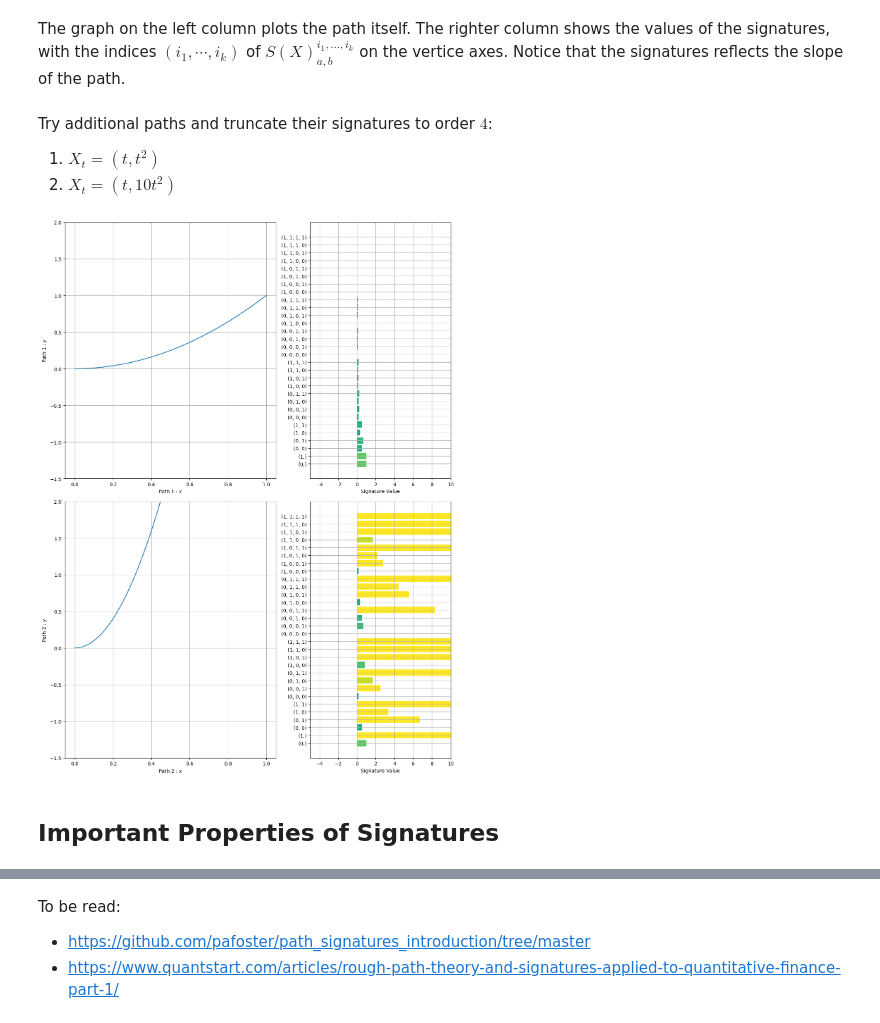
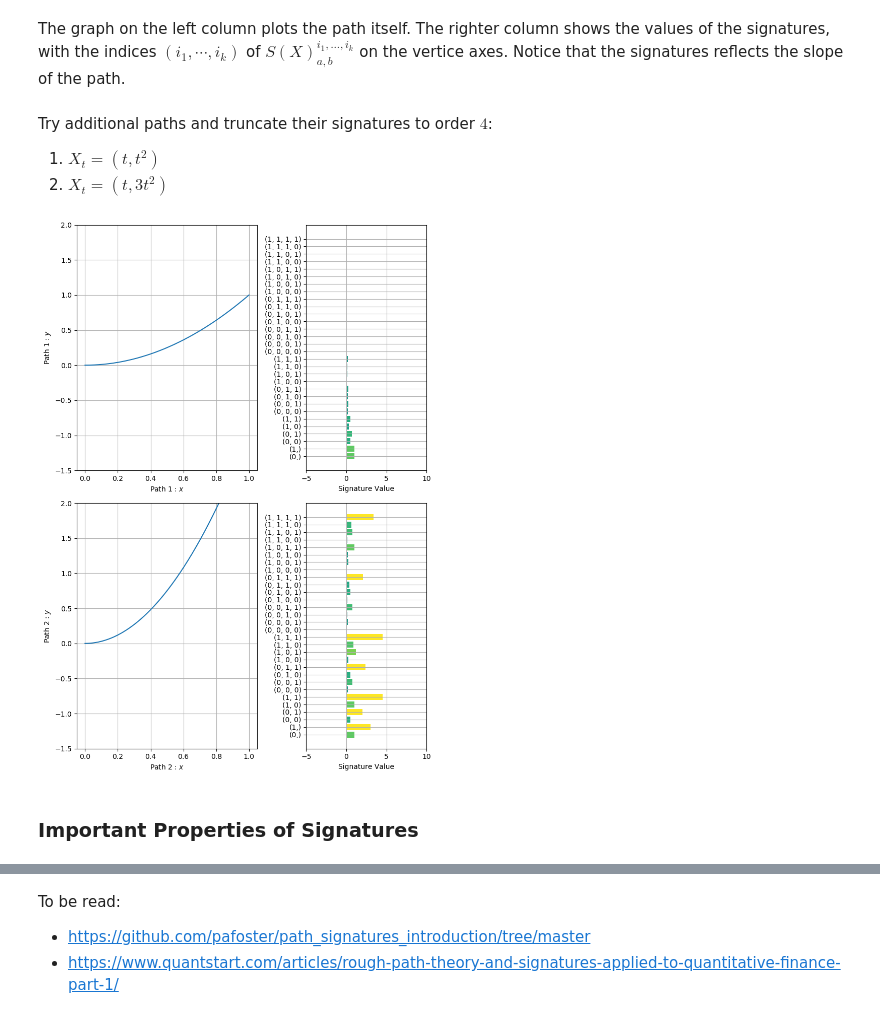
Before and after one commit to the-salty-austin/Conditional-Sig-Wasserstein-GANs, a Jupyter notebook: notes.ipynb, the cells around one changed output, grey strips where cells are left out. Drawn from its saved outputs; the diff is of its cells as text; code cells hidden in the pictures.

```diff
--- a/notes.ipynb
+++ b/notes.ipynb
@@ -241,7 +289,7 @@ def plot_paths_and_signatures(paths, signatures, order,
 
     # Create a figure with subplots
     each_height = 2**order*0.5
-    fig, axes = plt.subplots(num_paths, 2, figsize=(12, num_paths*each_height), gridspec_kw={'width_ratios': [3, 2]})
+    fig, axes = plt.subplots(num_paths, 2, figsize=(8, 0.7*num_paths*each_height), gridspec_kw={'width_ratios': [3, 2]})
 
     min_value = -2
     max_value = 2
@@ -301,32 +349,32 @@ The graph on the left column plots the path itself. The righter column shows the
 # %% [markdown]
 Try additional paths and truncate their signatures to order $4$:
 1. $X_t = (t,t^2)$
-2. $X_t = (t,10t^2)$
+2. $X_t = (t,3t^2)$
 # %%
 a, b, steps = 0, 1, 10**4+1
 t = np.linspace(a, b, steps)
 
 def path_pow_2(t, scalar, shift, const):
     return t, scalar*( t - shift )**2 +  const
 
 def path_pow_3(t, scalar, shift, const):
     return t, scalar*( t - shift )**3 + const
 
-p21 = np.array([path_pow_2(ti,  1,   0,  0) for ti in t])
-p22 = np.array([path_pow_2(ti, 10,   0,  0) for ti in t])
+p21 = np.array([path_pow_2(ti, 1,   0,  0) for ti in t])
+p22 = np.array([path_pow_2(ti, 3,   0,  0) for ti in t])
 
 order = 4
 
 s21 = compute_signature( p21, turncate_order=order )
 s22 = compute_signature( p22, turncate_order=order )
 
 
 paths = [p21,p22]
 signatures = [s21,s22]
 
 plot_paths_and_signatures(paths, signatures, order, path_lim=(-1.5,2), sig_lim=(-5,10))
 # %% [output]
-[figure, old version]
+[figure, new version]
 # %% [markdown]
-## Important Properties of Signatures
+### Important Properties of Signatures
 # %% [markdown]
```
Also changed, not shown: parts of 30 cells of this notebook, 2 other files.
